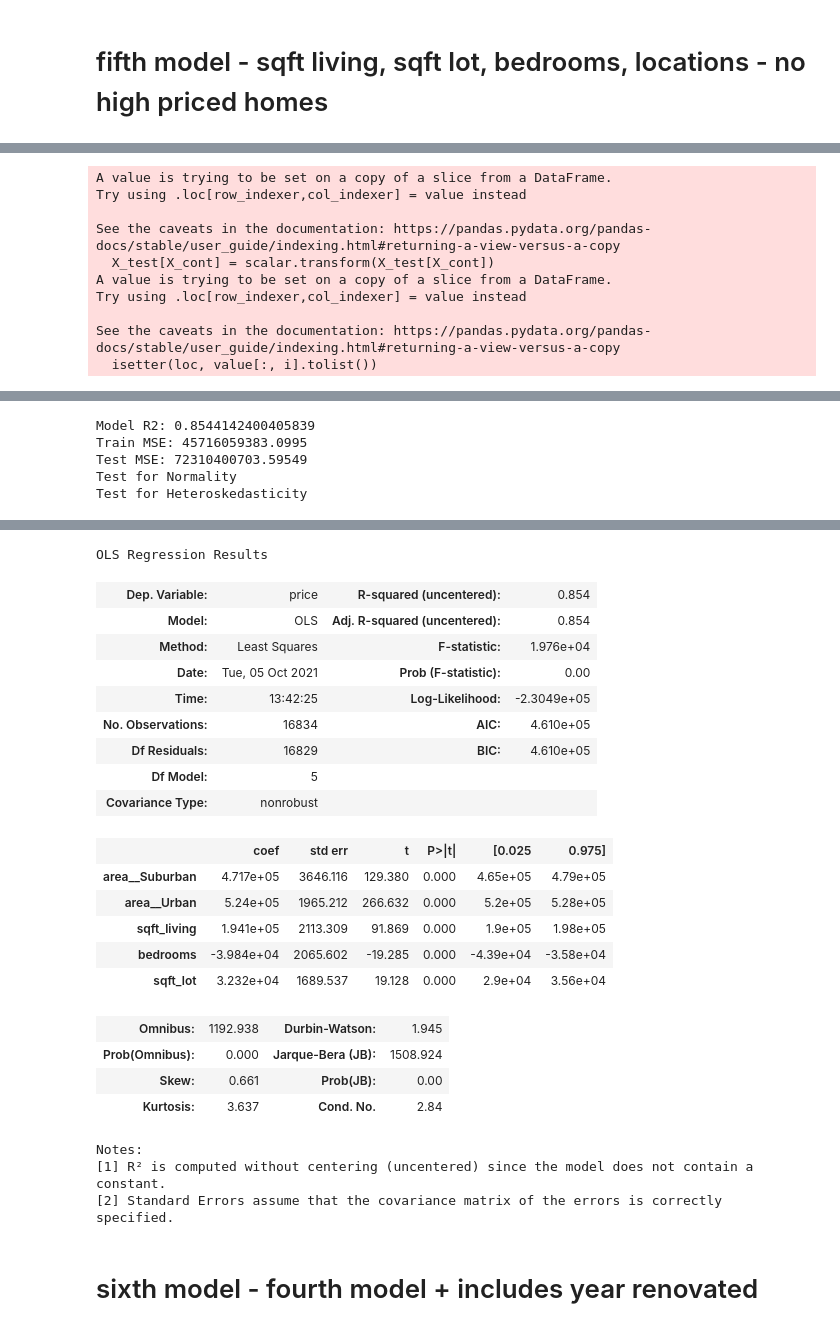
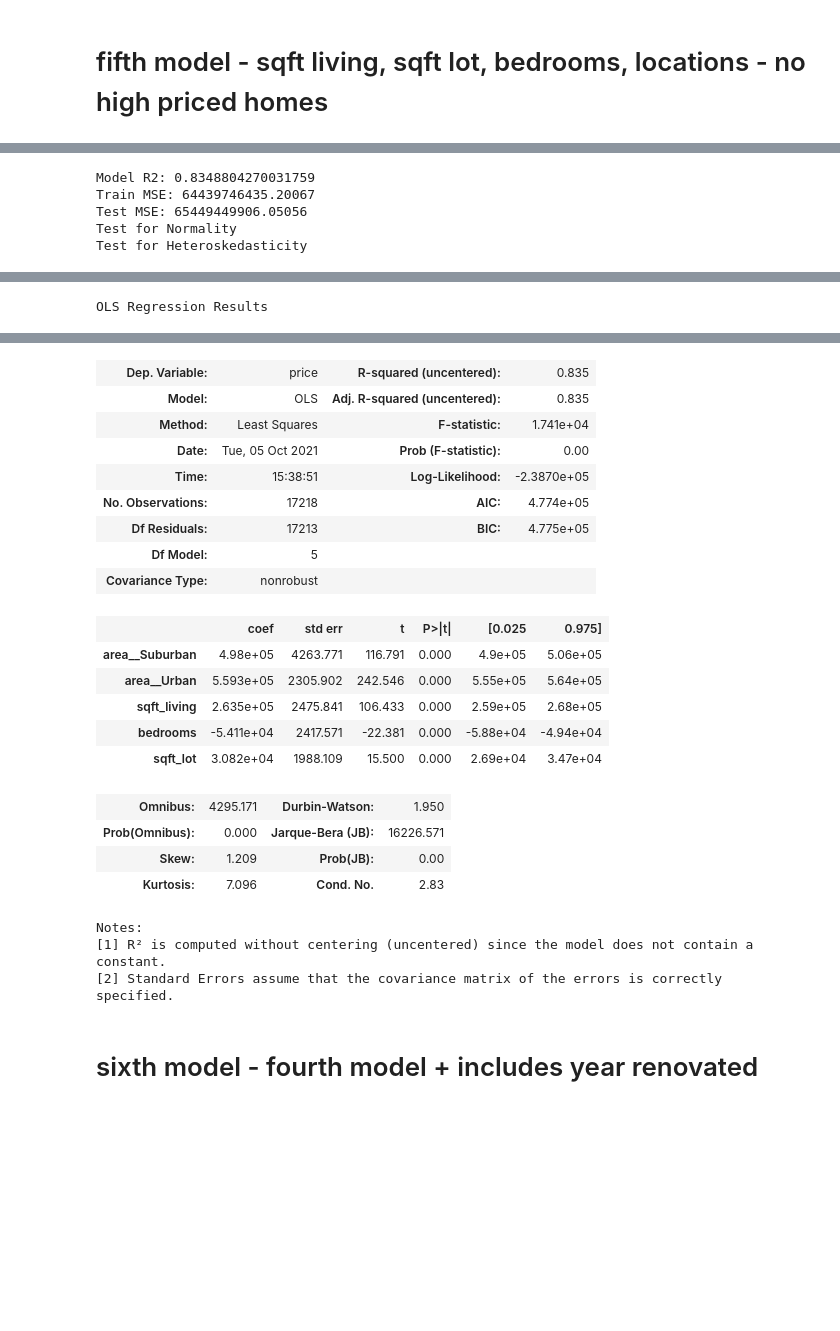
Before and after one commit to Sombrero7/project2, a Jupyter notebook: data_preprocessing-noble.ipynb, the cells around one changed output, grey strips where cells are left out. Saved outputs shown, nothing was run; the diff lists cells and outputs as text; code cells hidden in the pictures; blank space fills up the shorter version.

Commit message:
changed the 97.5 percent to 99.7 percent and applied that range to the test sets

```diff
--- a/data_preprocessing-noble.ipynb
+++ b/data_preprocessing-noble.ipynb
@@ -751,21 +763,23 @@ X_train, X_test, y_train, y_test = train_test_split(X_df, y_df, test_size=0.2, r
 
 #filtering out the high priced homes. we want the lower 97.5%
 train = pd.concat([X_train, y_train], axis=1)
-price_cutoff = train['price'].quantile(0.975)
+test = pd.concat([X_test, y_test], axis=1)
+
+price_cutoff = train['price'].quantile(0.997)
 train = train[train['price'] < price_cutoff]
+test = test[test['price'] < price_cutoff]
+
 X_train = train.drop(columns='price')
 y_train = train['price']
 
+X_test = test.drop(columns='price')
+y_test = test['price']
+
 third_model = model_maker(X_train, X_test, y_train, y_test, features_of_interest)
 third_model.summary()
 # %% [output]
-A value is trying to be set on a copy of a slice from a DataFrame.
-Try using .loc[row_indexer,col_indexer] = value instead
-
-See the caveats in the documentation: https://pandas.pydata.org/pandas-docs/stable/user_guide/indexing.html#returning-a-view-versus-a-copy
-  X_test[X_cont] = scalar.transform(X_test[X_cont])
-A value is trying to be set on a copy of a slice from a DataFrame.
-Try using .loc[row_indexer,col_indexer] = value instead
-
-See the caveats in the documentation: https://pandas.pydata.org/pandas-docs/stable/user_guide/indexing.html#returning-a-view-versus-a-copy
-  isetter(loc, value[:, i].tolist())
+Model R2: 0.8348804270031759
+Train MSE: 64439746435.20067
+Test MSE: 65449449906.05056
+Test for Normality
+Test for Heteroskedasticity
@@ -772,5 +787 @@ See the caveats in the documentation: https://pandas.pydata.org/pandas-docs/stab
-Model R2: 0.8544142400405839
-Train MSE: 45716059383.0995
-Test MSE: 72310400703.59549
-Test for Normality
-Test for Heteroskedasticity
+OLS Regression Results
@@ -778,26 +788,25 @@ Test for Heteroskedasticity
-OLS Regression Results
-| Dep. Variable: | price | R-squared (uncentered): | 0.854 |
-| Model: | OLS | Adj. R-squared (uncentered): | 0.854 |
-| Method: | Least Squares | F-statistic: | 1.976e+04 |
+| Dep. Variable: | price | R-squared (uncentered): | 0.835 |
+| Model: | OLS | Adj. R-squared (uncentered): | 0.835 |
+| Method: | Least Squares | F-statistic: | 1.741e+04 |
 | Date: | Tue, 05 Oct 2021 | Prob (F-statistic): | 0.00 |
-| Time: | 13:42:25 | Log-Likelihood: | -2.3049e+05 |
-| No. Observations: | 16834 | AIC: | 4.610e+05 |
-| Df Residuals: | 16829 | BIC: | 4.610e+05 |
+| Time: | 15:38:51 | Log-Likelihood: | -2.3870e+05 |
+| No. Observations: | 17218 | AIC: | 4.774e+05 |
+| Df Residuals: | 17213 | BIC: | 4.775e+05 |
 | Df Model: | 5 |  |  |
 | Covariance Type: | nonrobust |  |  |
 |  | coef | std err | t | P>|t| | [0.025 | 0.975] |
-| area__Suburban | 4.717e+05 | 3646.116 | 129.380 | 0.000 | 4.65e+05 | 4.79e+05 |
-| area__Urban | 5.24e+05 | 1965.212 | 266.632 | 0.000 | 5.2e+05 | 5.28e+05 |
-| sqft_living | 1.941e+05 | 2113.309 | 91.869 | 0.000 | 1.9e+05 | 1.98e+05 |
-| bedrooms | -3.984e+04 | 2065.602 | -19.285 | 0.000 | -4.39e+04 | -3.58e+04 |
-| sqft_lot | 3.232e+04 | 1689.537 | 19.128 | 0.000 | 2.9e+04 | 3.56e+04 |
+| area__Suburban | 4.98e+05 | 4263.771 | 116.791 | 0.000 | 4.9e+05 | 5.06e+05 |
+| area__Urban | 5.593e+05 | 2305.902 | 242.546 | 0.000 | 5.55e+05 | 5.64e+05 |
+| sqft_living | 2.635e+05 | 2475.841 | 106.433 | 0.000 | 2.59e+05 | 2.68e+05 |
+| bedrooms | -5.411e+04 | 2417.571 | -22.381 | 0.000 | -5.88e+04 | -4.94e+04 |
+| sqft_lot | 3.082e+04 | 1988.109 | 15.500 | 0.000 | 2.69e+04 | 3.47e+04 |
-| Omnibus: | 1192.938 | Durbin-Watson: | 1.945 |
-| Prob(Omnibus): | 0.000 | Jarque-Bera (JB): | 1508.924 |
-| Skew: | 0.661 | Prob(JB): | 0.00 |
-| Kurtosis: | 3.637 | Cond. No. | 2.84 |
+| Omnibus: | 4295.171 | Durbin-Watson: | 1.950 |
+| Prob(Omnibus): | 0.000 | Jarque-Bera (JB): | 16226.571 |
+| Skew: | 1.209 | Prob(JB): | 0.00 |
+| Kurtosis: | 7.096 | Cond. No. | 2.83 |
-Notes:
-[1] R² is computed without centering (uncentered) since the model does not contain a constant.
-[2] Standard Errors assume that the covariance matrix of the errors is correctly specified.
+Notes:
+[1] R² is computed without centering (uncentered) since the model does not contain a constant.
+[2] Standard Errors assume that the covariance matrix of the errors is correctly specified.
 # %% [markdown]
 # sixth model - fourth model + includes year renovated
 # %%
```
Also changed, not shown: parts of 11 cells of this notebook.
